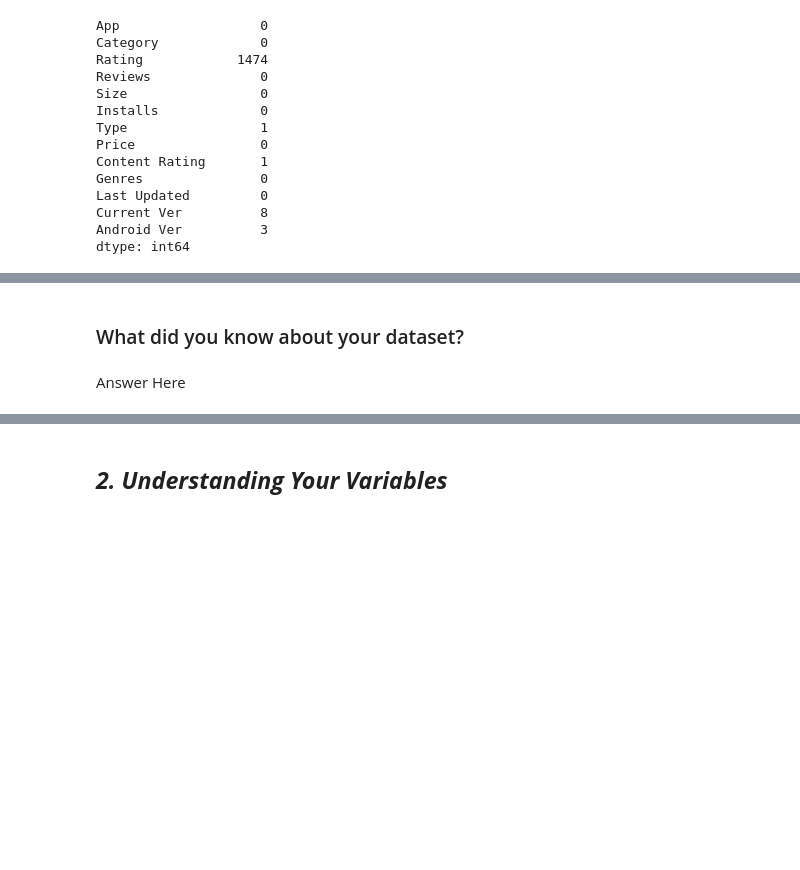
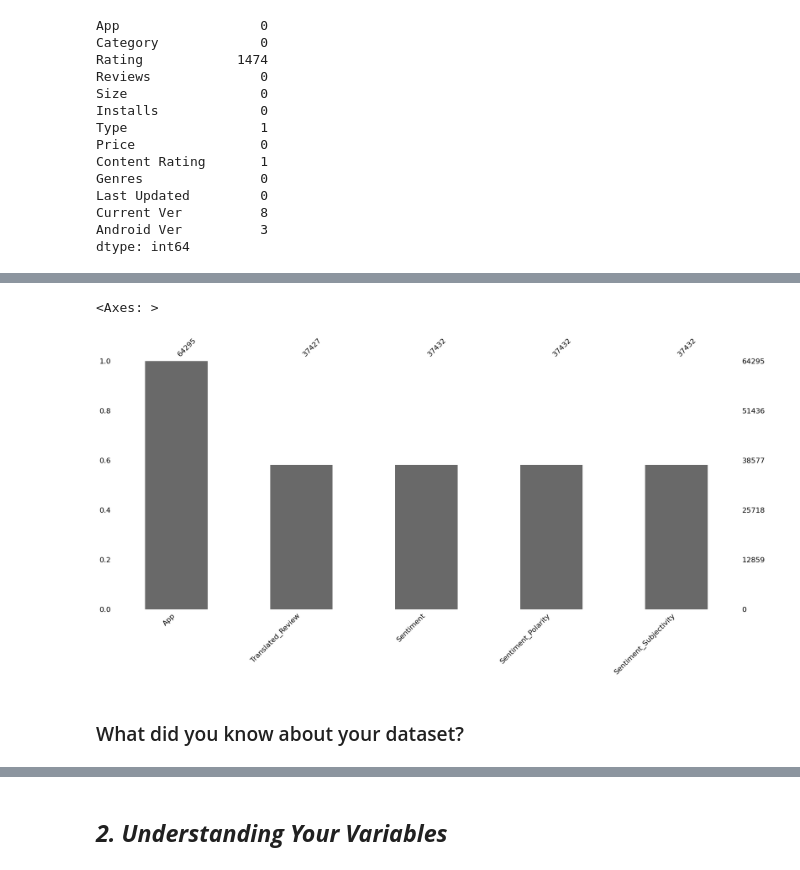
Before and after one commit to ShariqZahid/Szahid, a Jupyter notebook: My_EDA_Project.ipynb, the cells around one changed output, grey strips where cells are left out. Saved outputs shown, nothing was run; the diff lists cells and outputs as text; code cells hidden in the pictures; blank space fills up the shorter version.

```diff
--- a/My_EDA_Project.ipynb
+++ b/My_EDA_Project.ipynb
@@ -239,4 +241,7 @@ ps_df[ps_df['Rating']==ps_df['Rating'].max()]
+# %%
+msno.bar(ur_df)
+# %% [output]
+<Axes: >
+[figure, added]
 # %% [markdown]
 ### What did you know about your dataset?
-# %% [markdown]
-Answer Here
```
Also changed, not shown: parts of 33 cells of this notebook.
